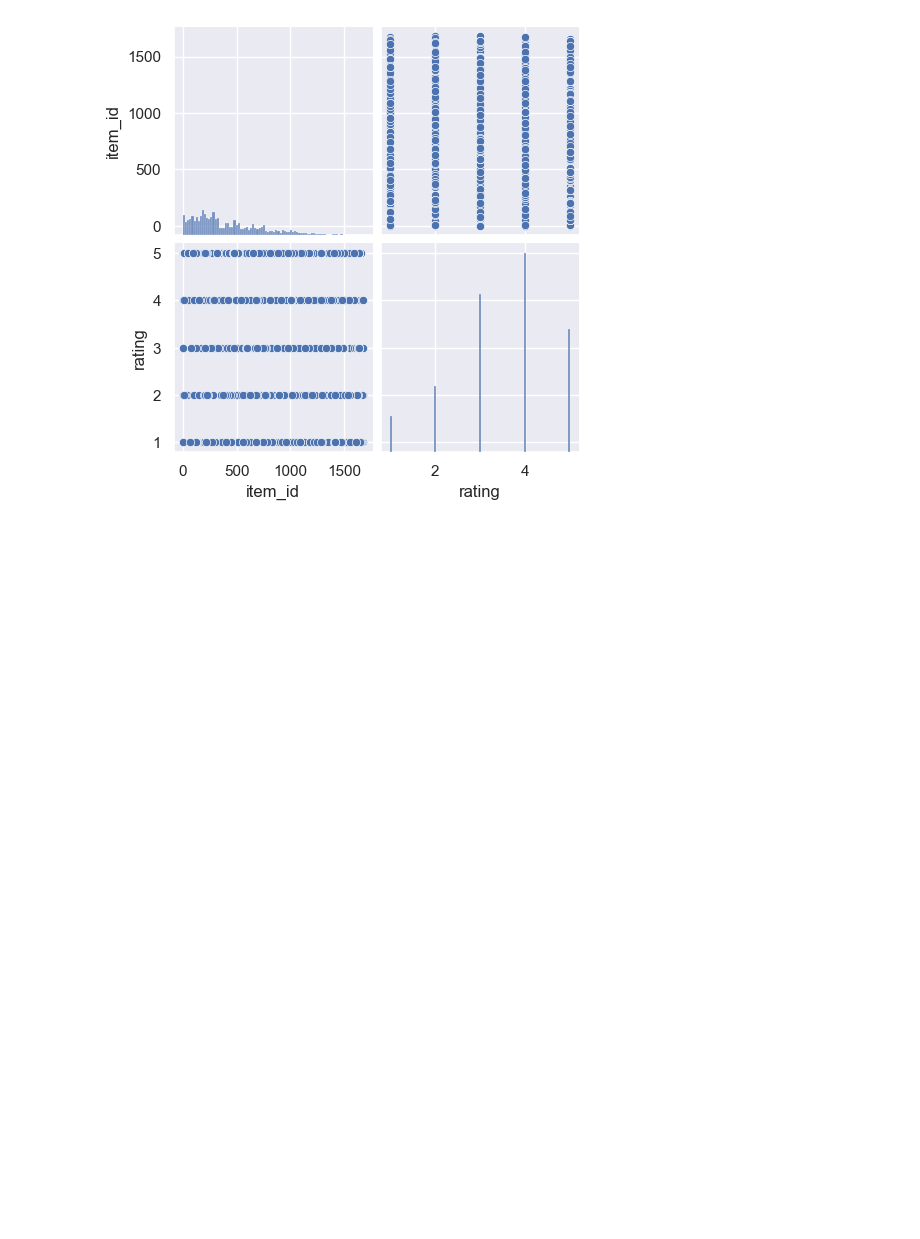
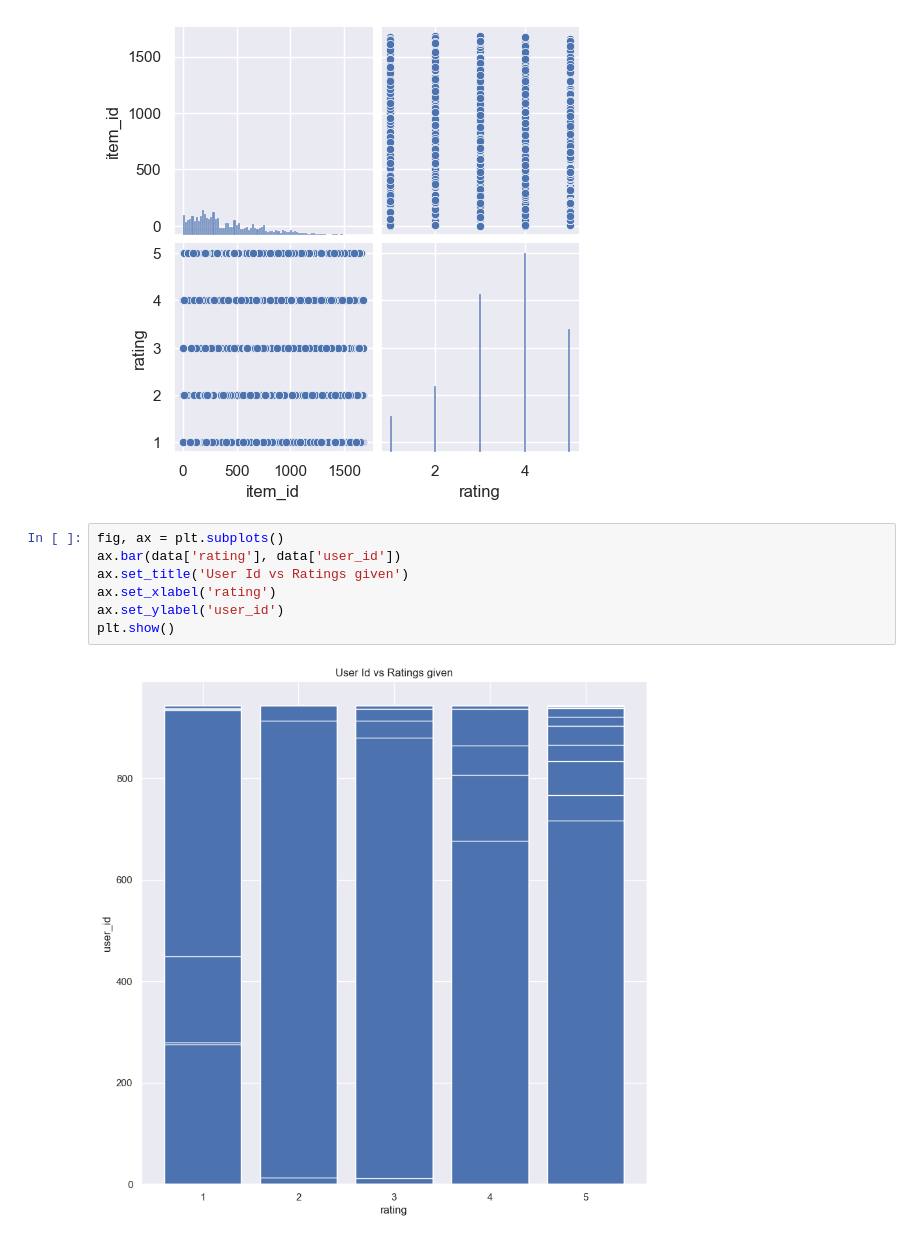
Before and after one commit to Zaq00/Movie-Recomender-System, a Jupyter notebook: model.ipynb, the cells around one changed output. Saved outputs shown, nothing was run; the diff lists cells and outputs as text; blank space fills up the shorter version.

Commit message:
In this commit userid vs ratings are plotted

```diff
--- a/model.ipynb
+++ b/model.ipynb
@@ -63,3 +63,12 @@ sns.pairplot(data_frame_2)
 # %% [output]
 <seaborn.axisgrid.PairGrid at 0x...>
 [figure]
+# %%
+fig, ax = plt.subplots()
+ax.bar(data['rating'], data['user_id'])
+ax.set_title('User Id vs Ratings given')
+ax.set_xlabel('rating')
+ax.set_ylabel('user_id')
+plt.show()
+# %% [output]
+[figure, added]
```
Also changed, not shown: parts of 1 cell of this notebook.
